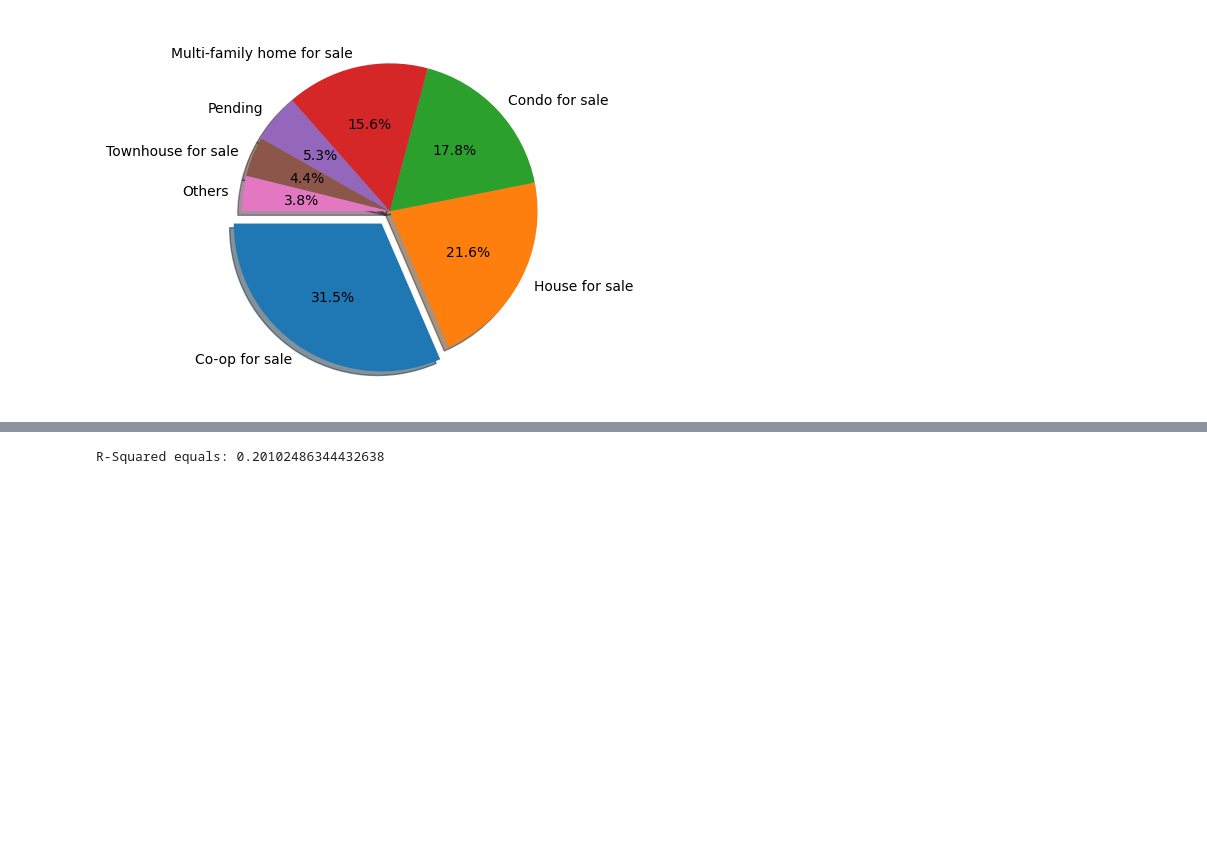
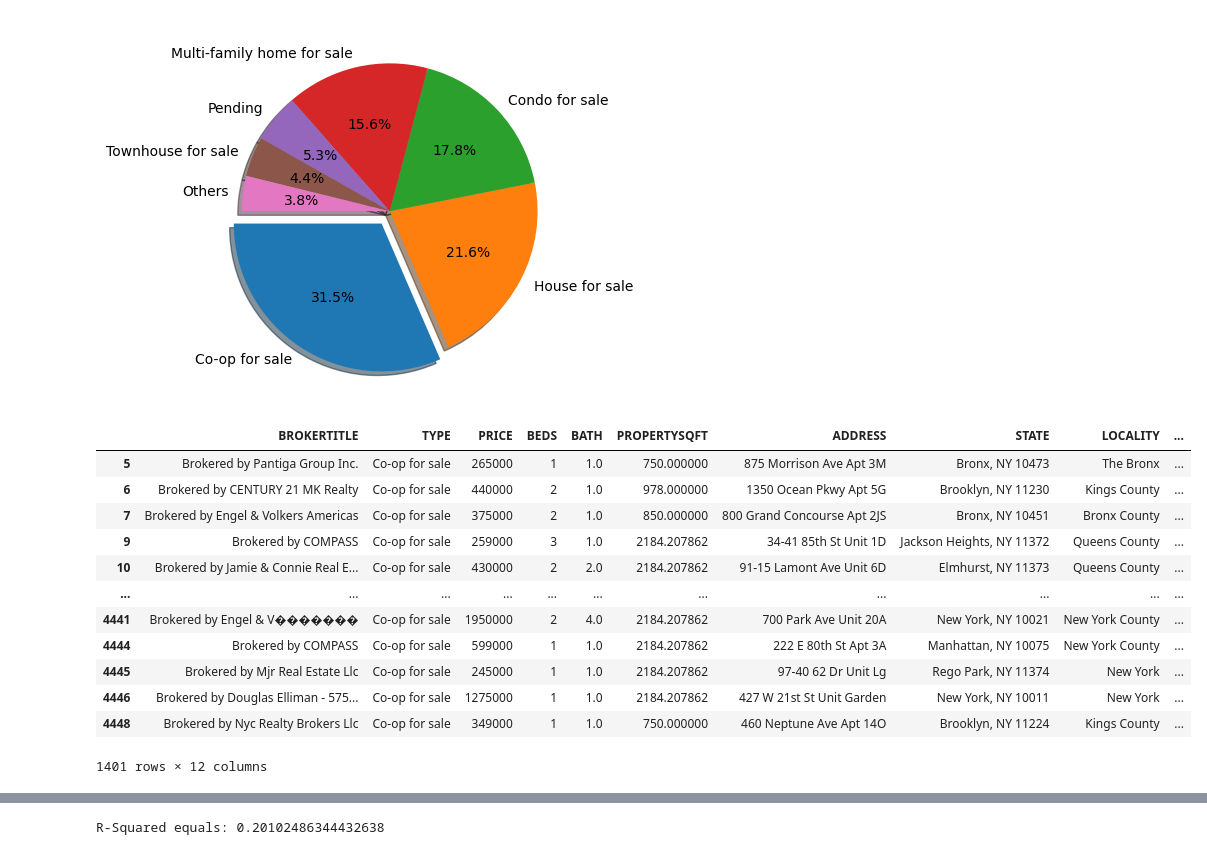
Before and after one commit to LizHepler/Project_1, a Jupyter notebook: FinalNotebookFile.ipynb, the cells around one changed output, grey strips where cells are left out. Drawn from its saved outputs; the diff is of its cells as text; code cells hidden in the pictures; blank space fills up the shorter version.

```diff
--- a/FinalNotebookFile.ipynb
+++ b/FinalNotebookFile.ipynb
@@ -135,3 +139,20 @@ plt.savefig("./output/PieChartHouseTypes")
 plt.show()
 # %% [output]
 [figure]
+# %%
+coop_df = housing_df[housing_df["TYPE"] == "Co-op for sale"]
+coop_df
+# %% [output]
+|  | BROKERTITLE | TYPE | PRICE | BEDS | BATH | PROPERTYSQFT | ADDRESS | STATE | LOCALITY | ... |
+| 5 | Brokered by Pantiga Group Inc. | Co-op for sale | 265000 | 1 | 1.0 | 750.000000 | 875 Morrison Ave Apt 3M | Bronx, NY 10473 | The Bronx | ... |
+| 6 | Brokered by CENTURY 21 MK Realty | Co-op for sale | 440000 | 2 | 1.0 | 978.000000 | 1350 Ocean Pkwy Apt 5G | Brooklyn, NY 11230 | Kings County | ... |
+| 7 | Brokered by Engel & Volkers Americas | Co-op for sale | 375000 | 2 | 1.0 | 850.000000 | 800 Grand Concourse Apt 2JS | Bronx, NY 10451 | Bronx County | ... |
+| 9 | Brokered by COMPASS | Co-op for sale | 259000 | 3 | 1.0 | 2184.207862 | 34-41 85th St Unit 1D | Jackson Heights, NY 11372 | Queens County | ... |
+| 10 | Brokered by Jamie & Connie Real E... | Co-op for sale | 430000 | 2 | 2.0 | 2184.207862 | 91-15 Lamont Ave Unit 6D | Elmhurst, NY 11373 | Queens County | ... |
+| ... | ... | ... | ... | ... | ... | ... | ... | ... | ... | ... |
+| 4441 | Brokered by Engel & V������� | Co-op for sale | 1950000 | 2 | 4.0 | 2184.207862 | 700 Park Ave Unit 20A | New York, NY 10021 | New York County | ... |
+| 4444 | Brokered by COMPASS | Co-op for sale | 599000 | 1 | 1.0 | 2184.207862 | 222 E 80th St Apt 3A | Manhattan, NY 10075 | New York County | ... |
+| 4445 | Brokered by Mjr Real Estate Llc | Co-op for sale | 245000 | 1 | 1.0 | 2184.207862 | 97-40 62 Dr Unit Lg | Rego Park, NY 11374 | New York | ... |
+| 4446 | Brokered by Douglas Elliman - 575... | Co-op for sale | 1275000 | 1 | 1.0 | 2184.207862 | 427 W 21st St Unit Garden | New York, NY 10011 | New York | ... |
+| 4448 | Brokered by Nyc Realty Brokers Llc | Co-op for sale | 349000 | 1 | 1.0 | 750.000000 | 460 Neptune Ave Apt 14O | Brooklyn, NY 11224 | Kings County | ... |
+1401 rows × 12 columns
```
Also changed, not shown: parts of 5 cells of this notebook, 3 other files.
